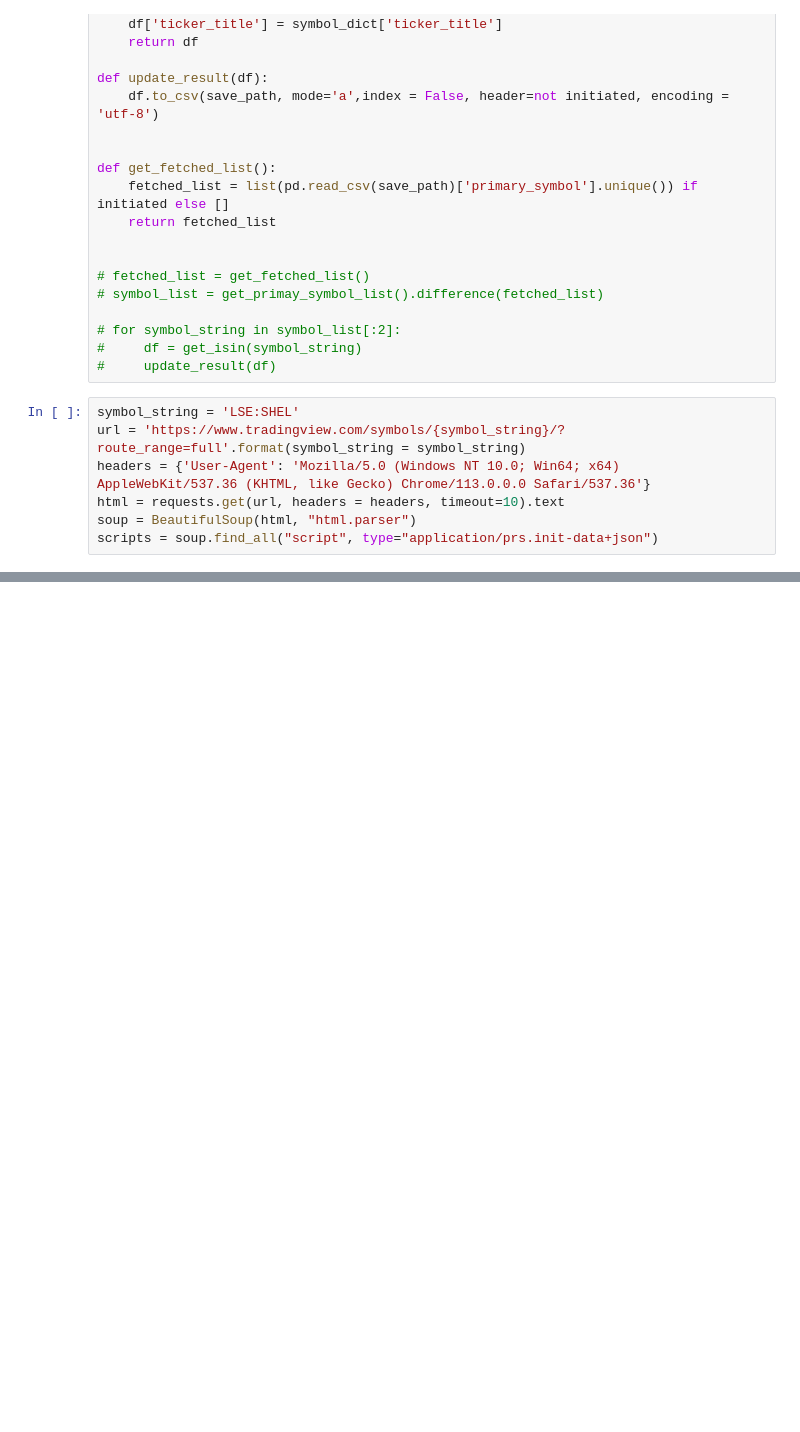
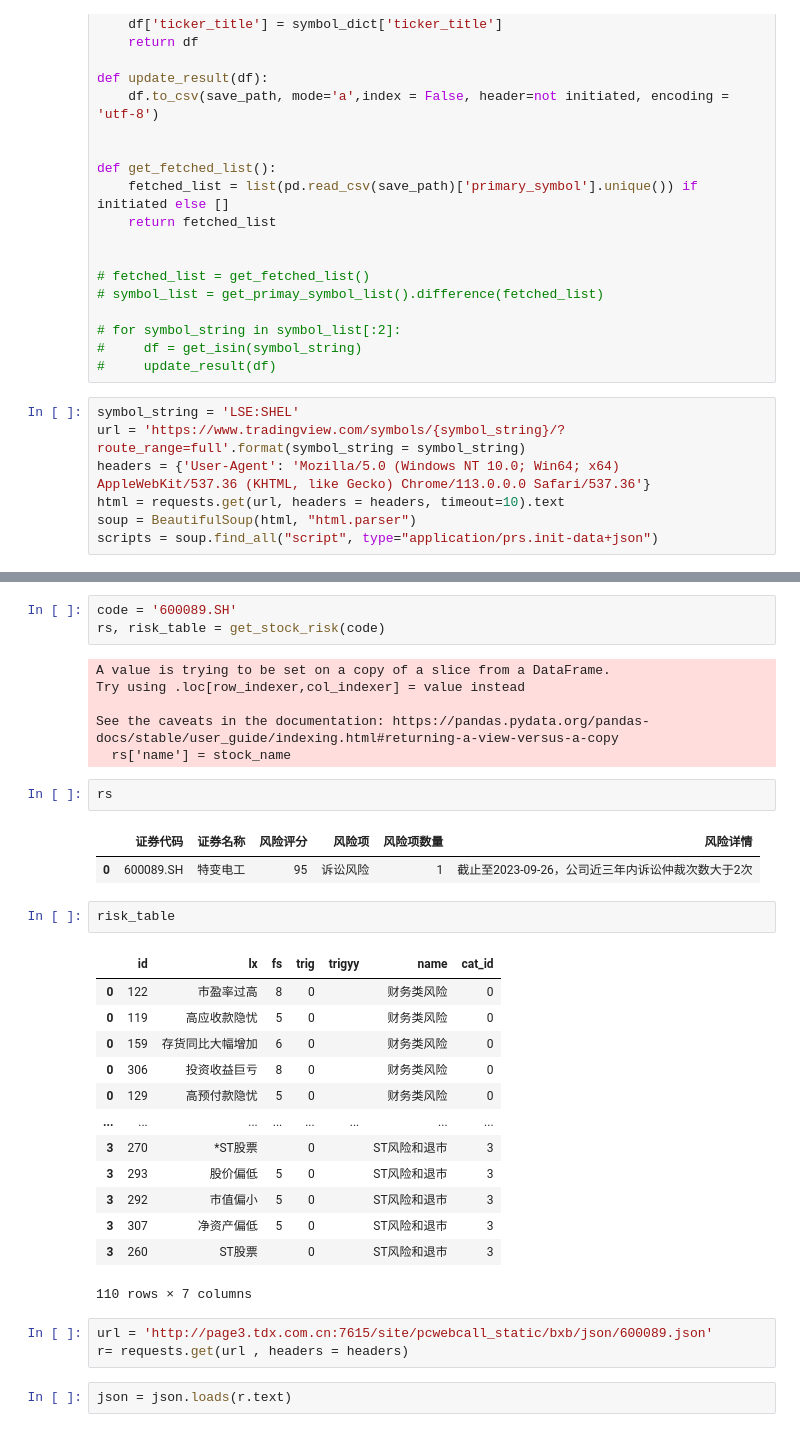
Before and after one commit to alexleethinker/Trading, a Jupyter notebook: notebooks/金融数据爬虫/fd.ipynb, the cells around one changed output, grey strips where cells are left out. Cells and saved outputs as stored; diff of their text form; blank space fills up the shorter version.

```diff
--- a/notebooks/金融数据爬虫/fd.ipynb
+++ b/notebooks/金融数据爬虫/fd.ipynb
@@ -155,0 +218,35 @@ df
+# %%
+code = '600089.SH'
+rs, risk_table = get_stock_risk(code)
+# %% [output]
+A value is trying to be set on a copy of a slice from a DataFrame.
+Try using .loc[row_indexer,col_indexer] = value instead
+
+See the caveats in the documentation: https://pandas.pydata.org/pandas-docs/stable/user_guide/indexing.html#returning-a-view-versus-a-copy
+  rs['name'] = stock_name
+# %%
+rs
+# %% [output]
+|  | 证券代码 | 证券名称 | 风险评分 | 风险项 | 风险项数量 | 风险详情 |
+| 0 | 600089.SH | 特变电工 | 95 | 诉讼风险 | 1 | 截止至2023-09-26，公司近三年内诉讼仲裁次数大于2次 |
+# %%
+risk_table
+# %% [output]
+|  | id | lx | fs | trig | trigyy | name | cat_id |
+| 0 | 122 | 市盈率过高 | 8 | 0 |  | 财务类风险 | 0 |
+| 0 | 119 | 高应收款隐忧 | 5 | 0 |  | 财务类风险 | 0 |
+| 0 | 159 | 存货同比大幅增加 | 6 | 0 |  | 财务类风险 | 0 |
+| 0 | 306 | 投资收益巨亏 | 8 | 0 |  | 财务类风险 | 0 |
+| 0 | 129 | 高预付款隐忧 | 5 | 0 |  | 财务类风险 | 0 |
+| ... | ... | ... | ... | ... | ... | ... | ... |
+| 3 | 270 | *ST股票 |  | 0 |  | ST风险和退市 | 3 |
+| 3 | 293 | 股价偏低 | 5 | 0 |  | ST风险和退市 | 3 |
+| 3 | 292 | 市值偏小 | 5 | 0 |  | ST风险和退市 | 3 |
+| 3 | 307 | 净资产偏低 | 5 | 0 |  | ST风险和退市 | 3 |
+| 3 | 260 | ST股票 |  | 0 |  | ST风险和退市 | 3 |
+110 rows × 7 columns
+# %%
+url = 'http://page3.tdx.com.cn:7615/site/pcwebcall_static/bxb/json/600089.json'
+r= requests.get(url , headers = headers)
+# %%
+json = json.loads(r.text)
```
Also changed, not shown: parts of 11 cells of this notebook, 50 other files.
